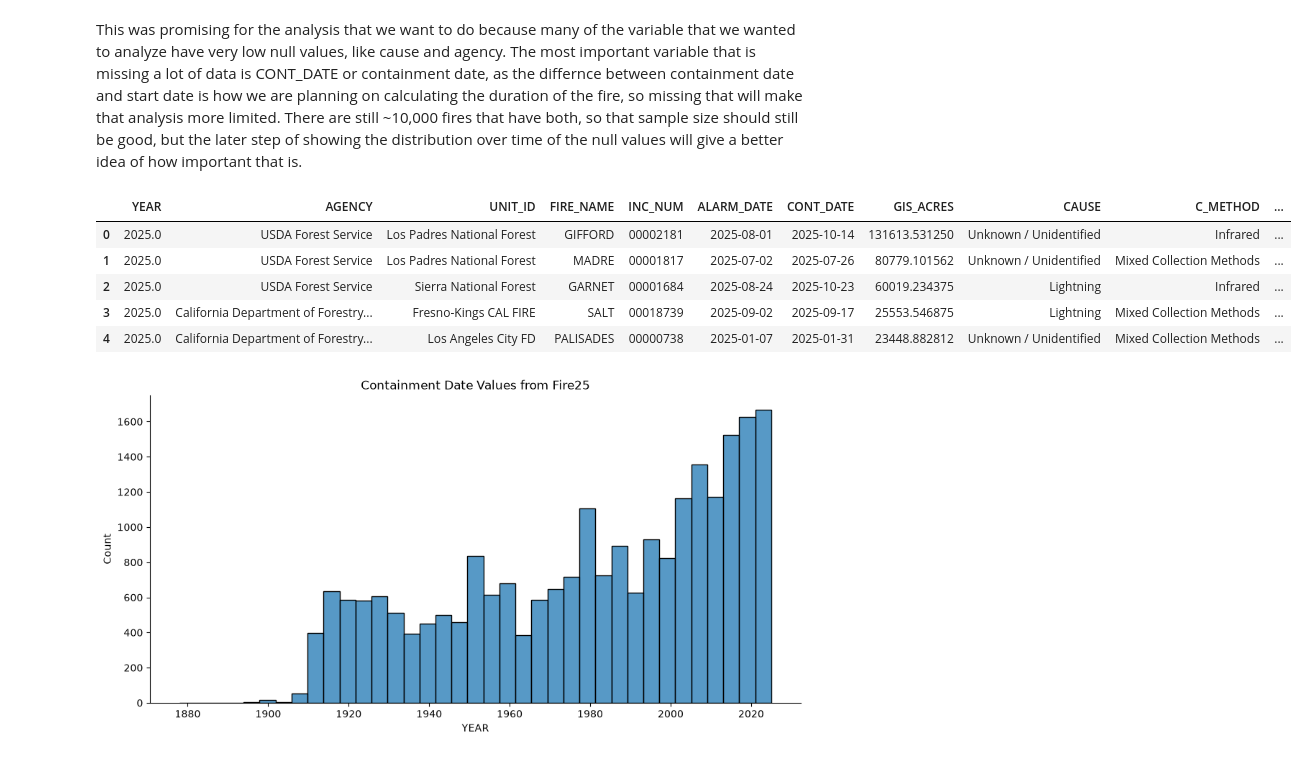
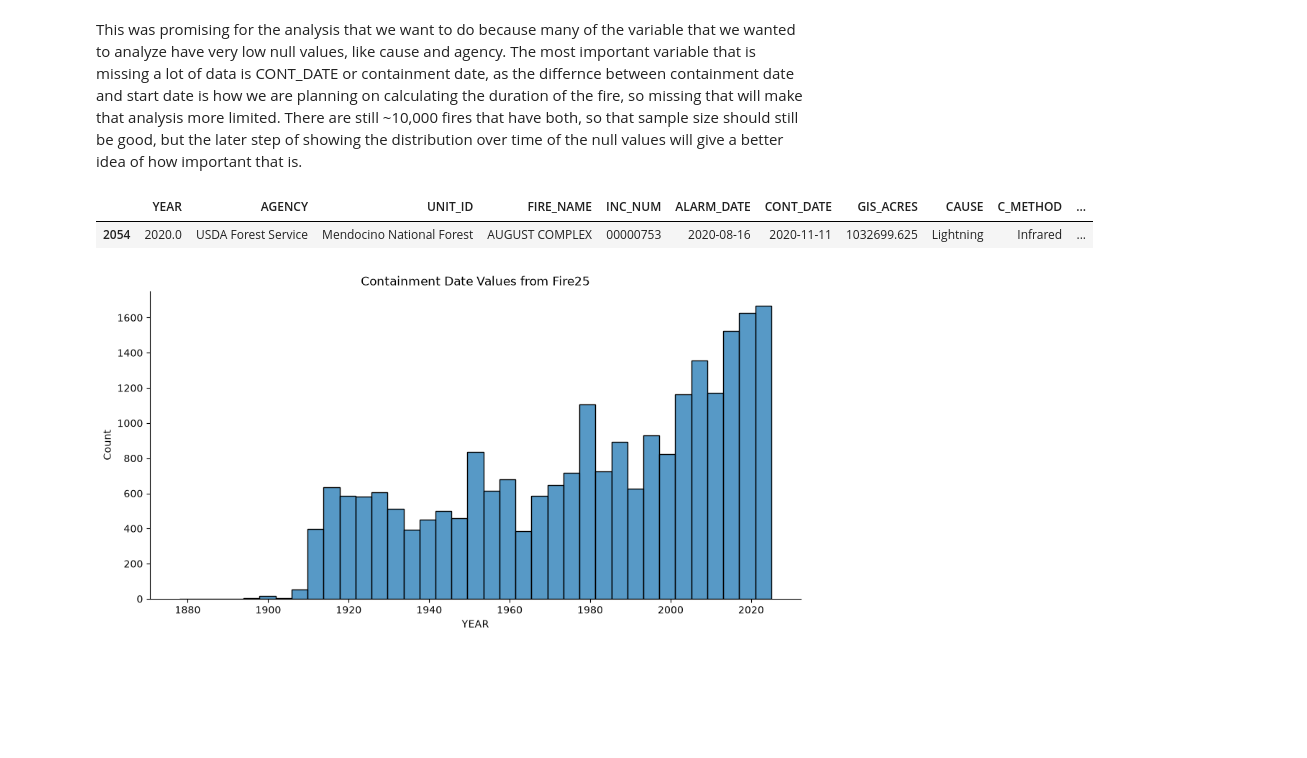
Before and after one commit to elwoodruff/NowellWernerWoodruff, a Jupyter notebook: scripts/fire25_quality.ipynb, the cells around one changed output. Drawn from its saved outputs; the diff is of its cells as text; code cells hidden in the pictures; blank space fills up the shorter version.

Commit message:
Duration initial analysis

```diff
--- a/scripts/fire25_quality.ipynb
+++ b/scripts/fire25_quality.ipynb
@@ -45,25 +45,25 @@ This was promising for the analysis that we want to do because many of the varia
 # %%
 #Cleaning the data to look at years
 fire25 = fire25_raw.loc[:,['YEAR_', 'd_AGENCY', 'd_UNIT_ID', 'FIRE_NAME', 'INC_NUM', 'ALARM_DATE', 'CONT_DATE', 'GIS_ACRES', 'd_CAUSE', 'd_C_METHOD', 'd_OBJECTIVE', 'COMMENTS']]
 
 fire25 = fire25.rename(
     columns={
         'YEAR_': 'YEAR',
         'd_AGENCY': 'AGENCY',
         'd_UNIT_ID': 'UNIT_ID',
         'd_CAUSE': 'CAUSE',
         'd_OBJECTIVE': 'OBJECTIVE',
         'd_C_METHOD': 'C_METHOD'
     }
 )
+
+fire25['DURATION'] = (fire25['CONT_DATE'] - fire25['ALARM_DATE']).dt.total_seconds() / 3600
 fire25.head()
+big_fire = fire25.loc[fire25['GIS_ACRES'] > 1000000]
+big_fire.head()
 # %% [output]
 |  | YEAR | AGENCY | UNIT_ID | FIRE_NAME | INC_NUM | ALARM_DATE | CONT_DATE | GIS_ACRES | CAUSE | C_METHOD | ... |
-| 0 | 2025.0 | USDA Forest Service | Los Padres National Forest | GIFFORD | 00002181 | 2025-08-01 | 2025-10-14 | 131613.531250 | Unknown / Unidentified | Infrared | ... |
-| 1 | 2025.0 | USDA Forest Service | Los Padres National Forest | MADRE | 00001817 | 2025-07-02 | 2025-07-26 | 80779.101562 | Unknown / Unidentified | Mixed Collection Methods | ... |
-| 2 | 2025.0 | USDA Forest Service | Sierra National Forest | GARNET | 00001684 | 2025-08-24 | 2025-10-23 | 60019.234375 | Lightning | Infrared | ... |
-| 3 | 2025.0 | California Department of Forestry... | Fresno-Kings CAL FIRE | SALT | 00018739 | 2025-09-02 | 2025-09-17 | 25553.546875 | Lightning | Mixed Collection Methods | ... |
-| 4 | 2025.0 | California Department of Forestry... | Los Angeles City FD | PALISADES | 00000738 | 2025-01-07 | 2025-01-31 | 23448.882812 | Unknown / Unidentified | Mixed Collection Methods | ... |
+| 2054 | 2020.0 | USDA Forest Service | Mendocino National Forest | AUGUST COMPLEX | 00000753 | 2020-08-16 | 2020-11-11 | 1032699.625 | Lightning | Infrared | ... |
 # %%
 sns.displot(data = fire25,
             x = 'YEAR',
```
Also changed, not shown: parts of 3 cells of this notebook.
